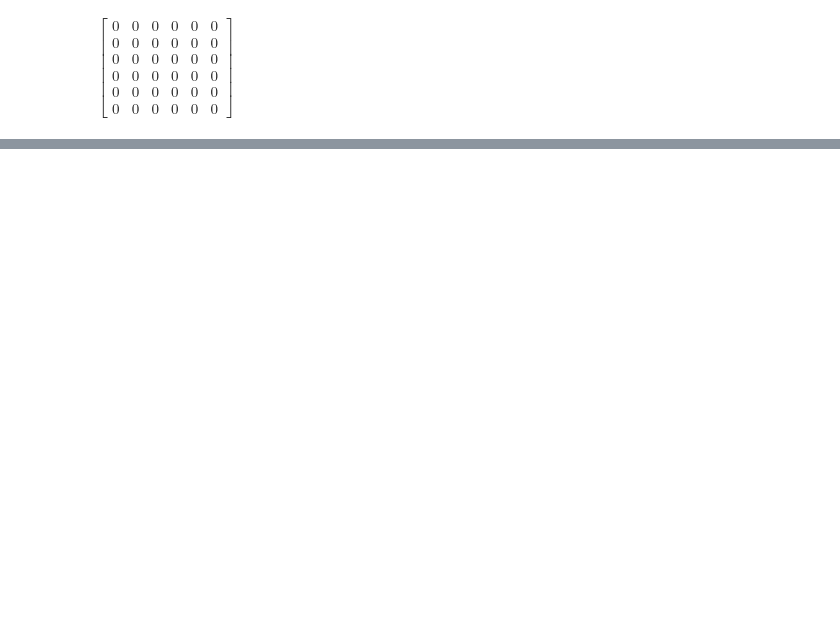
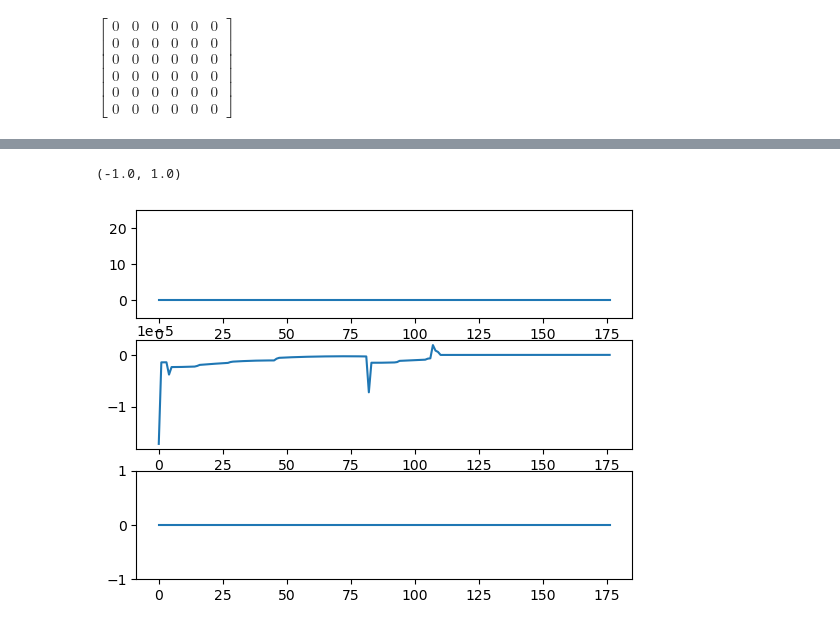
Before and after one commit to c-hague/LinearizedCarRobot, a Jupyter notebook: linearizedCar.ipynb, the cells around one changed output, grey strips where cells are left out. Saved outputs shown, nothing was run; the diff lists cells and outputs as text; code cells hidden in the pictures; blank space fills up the shorter version.

```diff
--- a/linearizedCar.ipynb
+++ b/linearizedCar.ipynb
@@ -305,0 +383,12 @@ q = cp.Variable(6)
+# %%
+fig = plt.figure()
+axes = fig.subplots(3, 1)
+axes[0].plot(u[0, :].value)
+axes[0].set_ylim([-5, 25])
+axes[1].plot(u[1, :].value)
+# axes[1].set_ylim([-1, 1])
+axes[2].plot(u[2, :].value)
+axes[2].set_ylim([-1, 1])
+# %% [output]
+(-1.0, 1.0)
+[figure, added]
```
Also changed, not shown: parts of 21 cells of this notebook.
